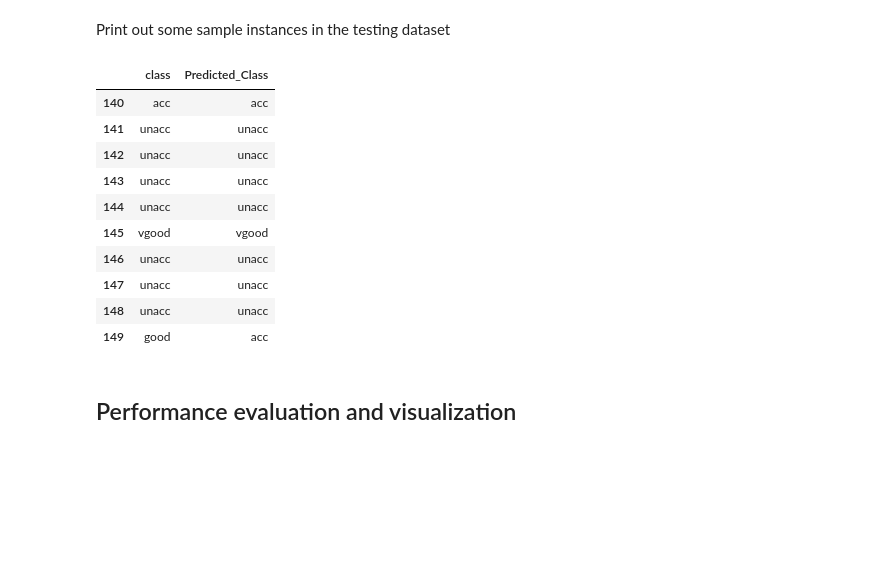
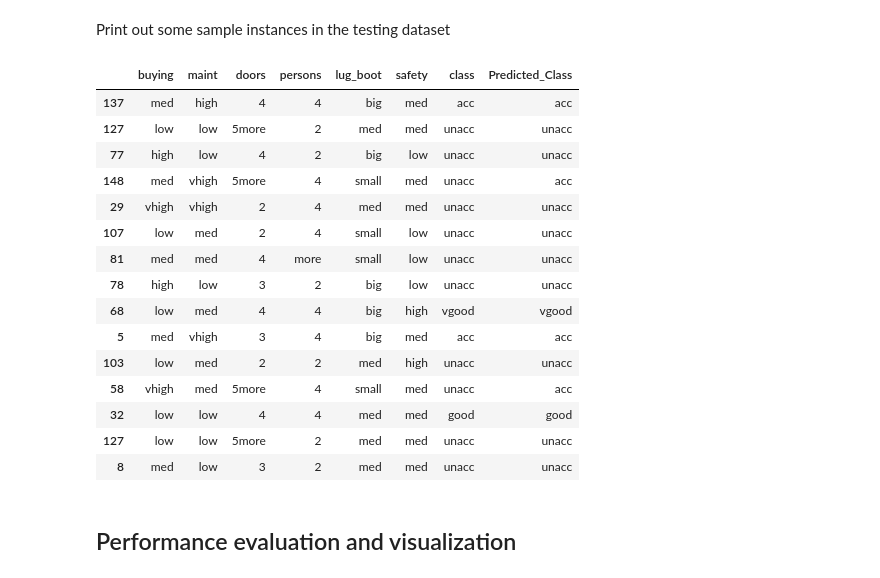
Before and after one commit to CS6765-ML-Team/programming-project, a Jupyter notebook: bayes/naivebayes.ipynb, the cells around one changed output. Cells and saved outputs as stored; diff of their text form; code cells hidden in the pictures; blank space fills up the shorter version.

```diff
--- a/bayes/naivebayes.ipynb
+++ b/bayes/naivebayes.ipynb
@@ -158,9 +193,9 @@ $$P(\text{feature values}|\text{class values})$$
 # %%
 # Define a dictionary with the weighting factors for the minority classes
 minority_class = {
-    # "acc": 3,
-    "good": 1,
-    "vgood": 1
+    "acc": 1.5,
+    "good": 5,
+    "vgood": 5
 }
 
 # Find the prior probability with the weighting factor
@@ -207,8 +242,9 @@ def naive_bayes_classifier(prior_probs, cond_probs, instances):
     This function is used for classifying an instance
 
     Parameters
+    - prior_probs: the dictionary with the prior class probabilities
     - cond_probs: the 3-tier dictionary structure returned by the find_cond_probs() function. This structure represents the conditional probabilities P(features | classes) and has the structure of [class value][feature][feature value]
-    - instance: a dictionary representing a data point ()
+    - instance: a dictionary representing a data point with feature_name-feature_value key-value pairs
     '''
 
     # Get the list of classes (from the cond_probs structures)
@@ -241,30 +274,37 @@ test_instances
 # %%
-# Sample some random test_instances and drop the index to later concatenate with the predicted label
+# Drop the index to later concatenate with the predicted label
 test_instances = df_test.reset_index(drop=True)
+
+# Extract the features from the test set and reformat it as a list of instance dictionaries
 test_instance_features = test_instances.drop('class',axis =1).to_dict(orient='records')
-test_instance_labels = test_instances['class'].values
-
 
 prediction = naive_bayes_classifier(prior_probs=prior_probs,
                                     cond_probs=cond_probs,
                                     instances=test_instance_features)
 
 prediction_df = pd.DataFrame(prediction, columns=["Predicted_Class"])
 prediction_result = pd.concat([test_instances,prediction_df],axis=1)
 
-prediction_result[['class','Predicted_Class']].iloc[140:150]
+# Draw some random samples to show the prediction results
+test_idx = np.random.randint(0,df_test.shape[0],15)
+prediction_result.iloc[test_idx]
 # %% [output]
-|  | class | Predicted_Class |
-| 140 | acc | acc |
-| 141 | unacc | unacc |
-| 142 | unacc | unacc |
-| 143 | unacc | unacc |
-| 144 | unacc | unacc |
-| 145 | vgood | vgood |
-| 146 | unacc | unacc |
-| 147 | unacc | unacc |
-| 148 | unacc | unacc |
-| 149 | good | acc |
+|  | buying | maint | doors | persons | lug_boot | safety | class | Predicted_Class |
+| 137 | med | high | 4 | 4 | big | med | acc | acc |
+| 127 | low | low | 5more | 2 | med | med | unacc | unacc |
+| 77 | high | low | 4 | 2 | big | low | unacc | unacc |
+| 148 | med | vhigh | 5more | 4 | small | med | unacc | acc |
+| 29 | vhigh | vhigh | 2 | 4 | med | med | unacc | unacc |
+| 107 | low | med | 2 | 4 | small | low | unacc | unacc |
+| 81 | med | med | 4 | more | small | low | unacc | unacc |
+| 78 | high | low | 3 | 2 | big | low | unacc | unacc |
+| 68 | low | med | 4 | 4 | big | high | vgood | vgood |
+| 5 | med | vhigh | 3 | 4 | big | med | acc | acc |
+| 103 | low | med | 2 | 2 | med | high | unacc | unacc |
+| 58 | vhigh | med | 5more | 4 | small | med | unacc | acc |
+| 32 | low | low | 4 | 4 | med | med | good | good |
+| 127 | low | low | 5more | 2 | med | med | unacc | unacc |
+| 8 | med | low | 3 | 2 | med | med | unacc | unacc |
 # %% [markdown]
 ## Performance evaluation and visualization
 # %% [markdown]
```
Also changed, not shown: parts of 7 cells of this notebook, 10 other files.
